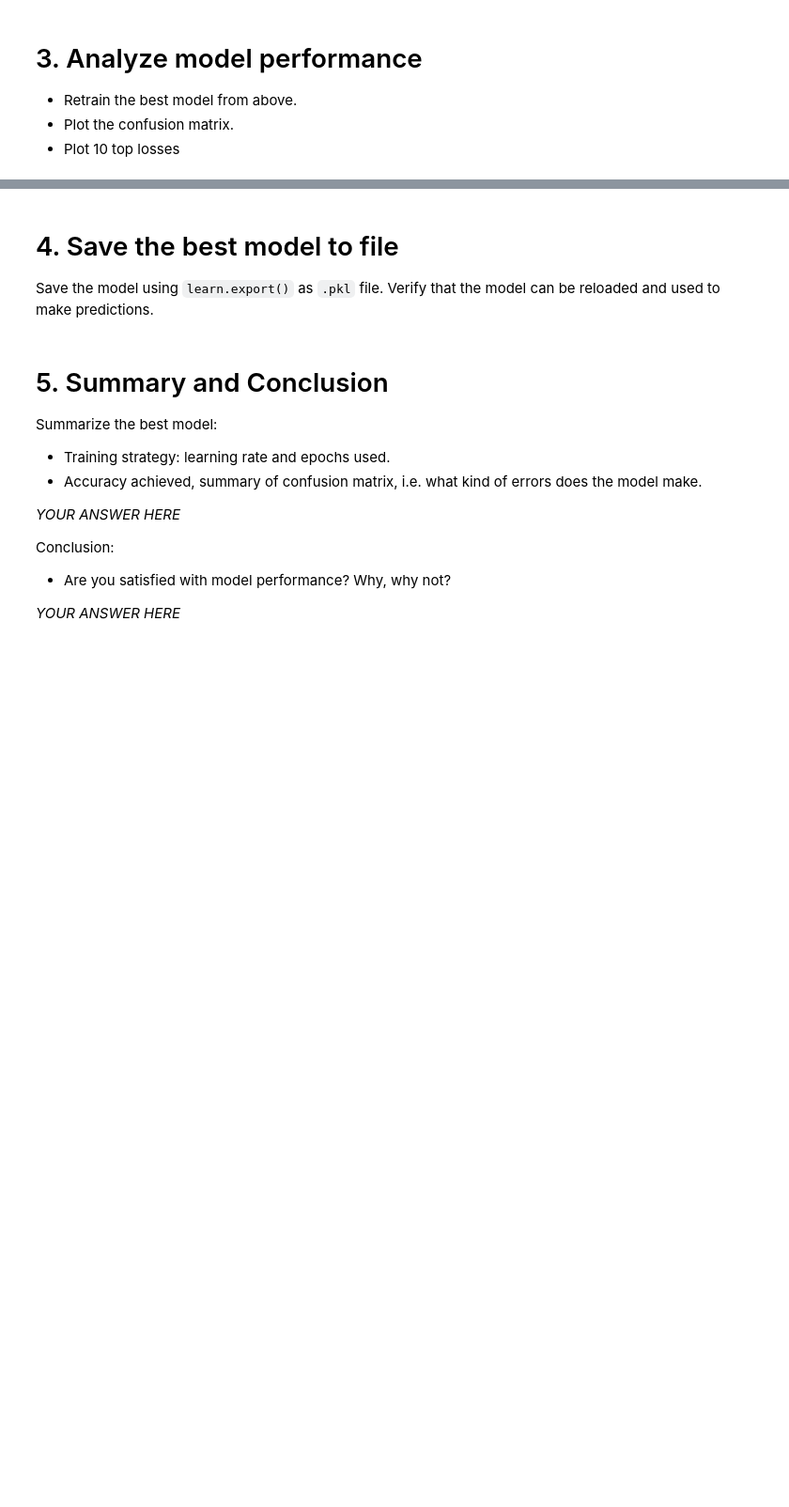
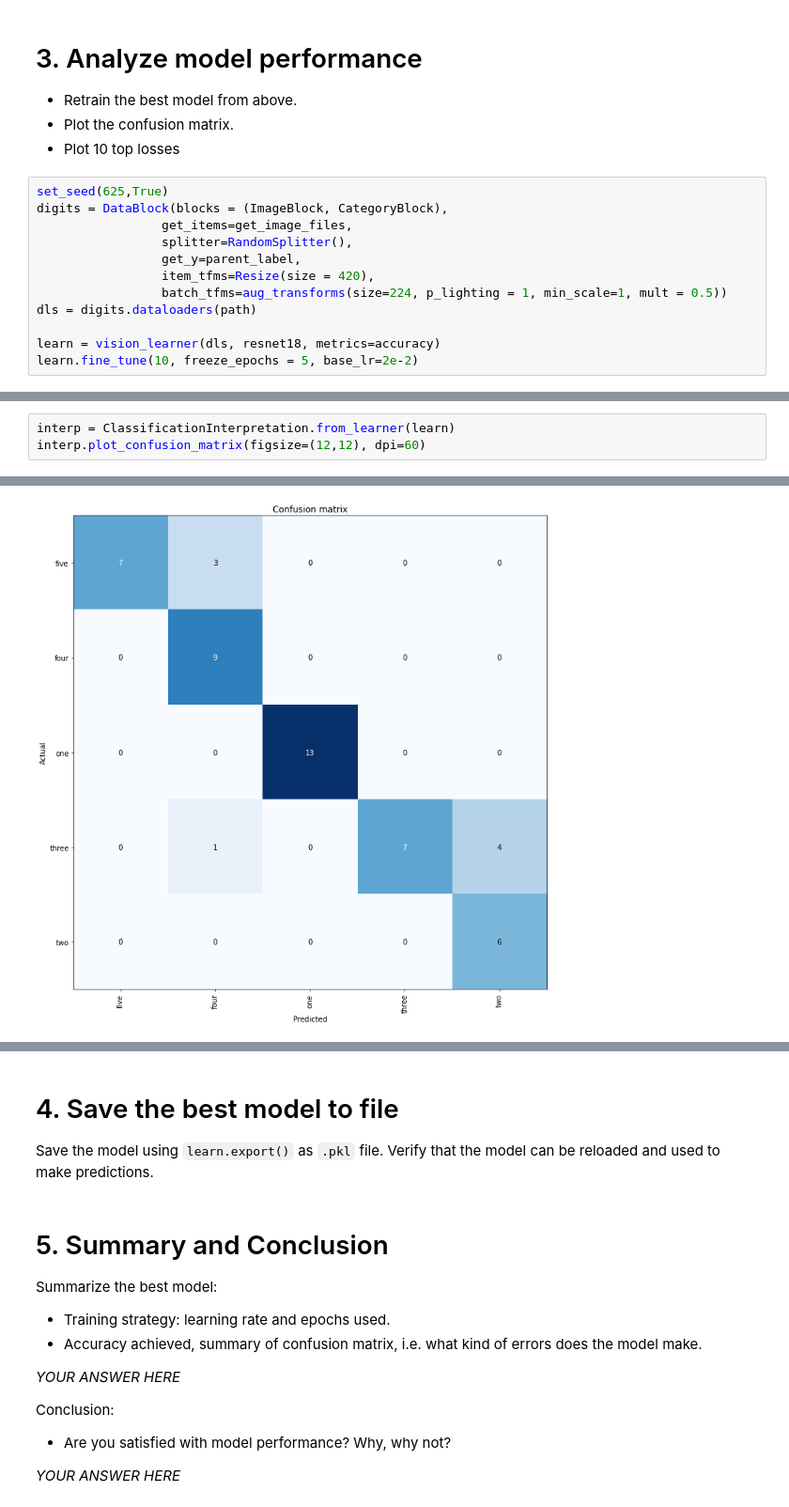
Before and after one commit to HyLe050701/ENCH407Assignment, a Jupyter notebook: lab3_train_finger_count.ipynb, the cells around one changed output, grey strips where cells are left out. Shown at 94% size. Cells and saved outputs as stored; diff of their text form; blank space fills up the shorter version.

```diff
--- a/lab3_train_finger_count.ipynb
+++ b/lab3_train_finger_count.ipynb
@@ -114,3 +256,15 @@ Create three model training with `fine_tune()` that use different combinations o
 - Retrain the best model from above.
 - Plot the confusion matrix.
 - Plot 10 top losses
+# %%
+set_seed(625,True)
+digits = DataBlock(blocks = (ImageBlock, CategoryBlock),
+                 get_items=get_image_files,
+                 splitter=RandomSplitter(),
+                 get_y=parent_label,
+                 item_tfms=Resize(size = 420),
+                 batch_tfms=aug_transforms(size=224, p_lighting = 1, min_scale=1, mult = 0.5))
+dls = digits.dataloaders(path)
+
+learn = vision_learner(dls, resnet18, metrics=accuracy)
+learn.fine_tune(10, freeze_epochs = 5, base_lr=2e-2)
@@ -116,0 +289,4 @@ Create three model training with `fine_tune()` that use different combinations o
+# %%
+interp = ClassificationInterpretation.from_learner(learn)
+interp.plot_confusion_matrix(figsize=(12,12), dpi=60)
+# %% [output]
@@ -117,2 +295,3 @@ Create three model training with `fine_tune()` that use different combinations o
+[figure, added]
 # %% [markdown]
 ### Question 6: With which finger digits does your model have the most problems with?
```
Also changed, not shown: parts of 23 cells of this notebook.
